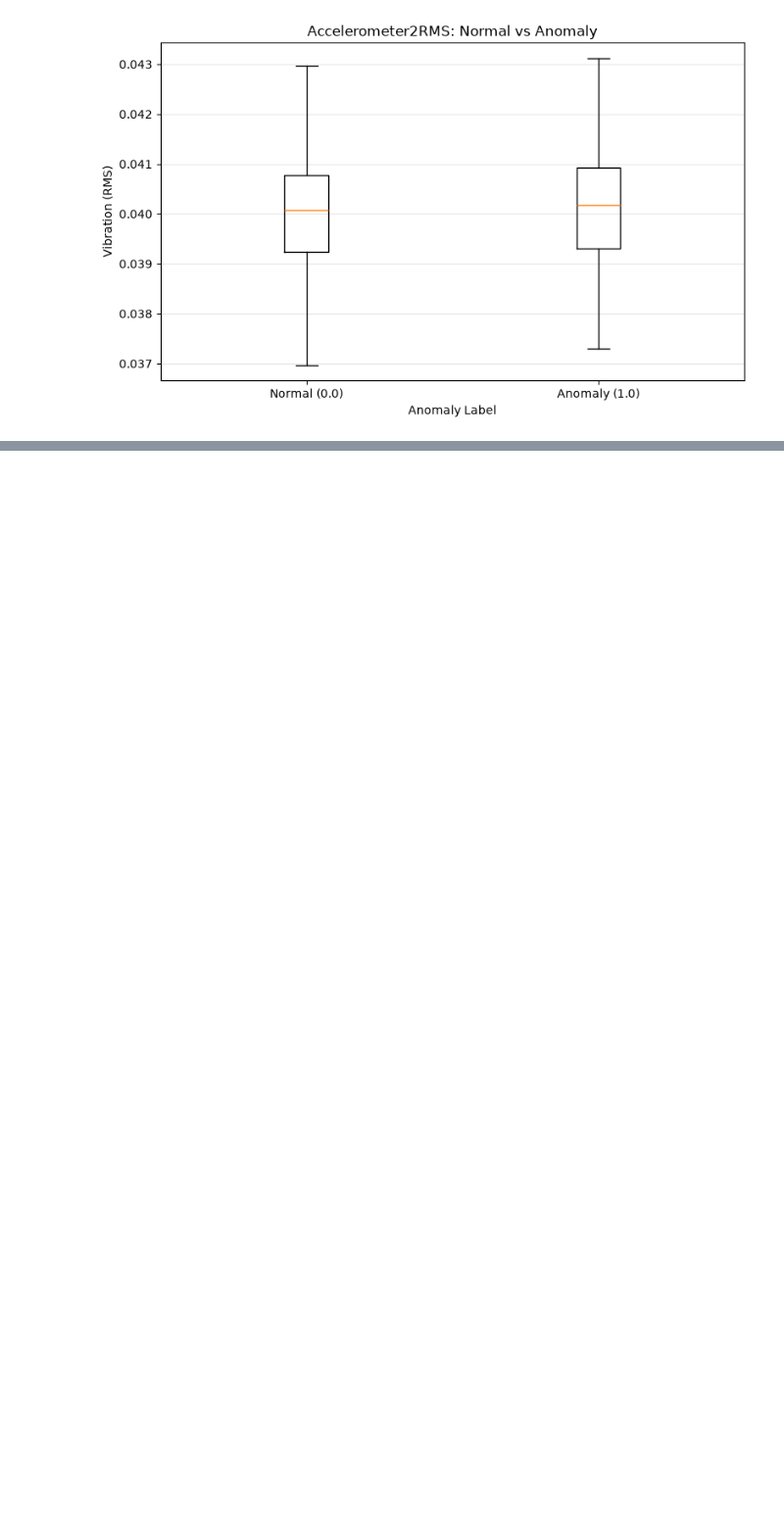
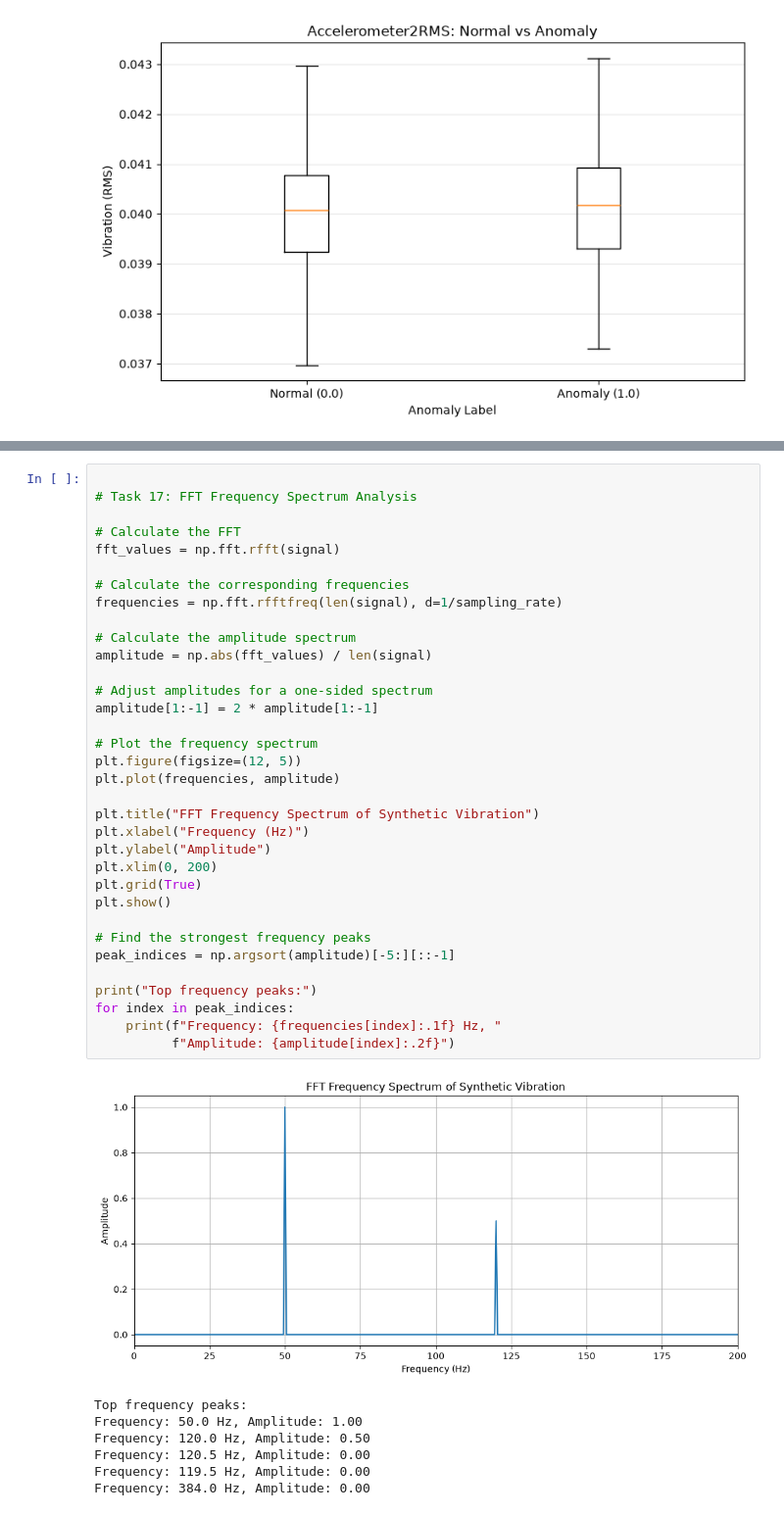
Before and after one commit to PeriManya/Sensor-Telemetry-Anomaly-detection-, a Jupyter notebook: notebooks/task2_data_analysis.ipynb, the cells around one changed output, grey strips where cells are left out. Shown at 98% size. Drawn from its saved outputs; the diff is of its cells as text; blank space fills up the shorter version.

```diff
--- a/notebooks/task2_data_analysis.ipynb
+++ b/notebooks/task2_data_analysis.ipynb
@@ -1676,0 +2117,42 @@ for column in ["Accelerometer1RMS", "Accelerometer2RMS"]:
+# %%
+
+# Task 17: FFT Frequency Spectrum Analysis
+
+# Calculate the FFT
+fft_values = np.fft.rfft(signal)
+
+# Calculate the corresponding frequencies
+frequencies = np.fft.rfftfreq(len(signal), d=1/sampling_rate)
+
+# Calculate the amplitude spectrum
+amplitude = np.abs(fft_values) / len(signal)
+
+# Adjust amplitudes for a one-sided spectrum
+amplitude[1:-1] = 2 * amplitude[1:-1]
+
+# Plot the frequency spectrum
+plt.figure(figsize=(12, 5))
+plt.plot(frequencies, amplitude)
+
+plt.title("FFT Frequency Spectrum of Synthetic Vibration")
+plt.xlabel("Frequency (Hz)")
+plt.ylabel("Amplitude")
+plt.xlim(0, 200)
+plt.grid(True)
+plt.show()
+
+# Find the strongest frequency peaks
+peak_indices = np.argsort(amplitude)[-5:][::-1]
+
+print("Top frequency peaks:")
+for index in peak_indices:
+    print(f"Frequency: {frequencies[index]:.1f} Hz, "
+          f"Amplitude: {amplitude[index]:.2f}")
+# %% [output]
+[figure, added]
+Top frequency peaks:
+Frequency: 50.0 Hz, Amplitude: 1.00
+Frequency: 120.0 Hz, Amplitude: 0.50
+Frequency: 120.5 Hz, Amplitude: 0.00
+Frequency: 119.5 Hz, Amplitude: 0.00
+Frequency: 384.0 Hz, Amplitude: 0.00
```
Also changed, not shown: parts of 16 cells of this notebook.
